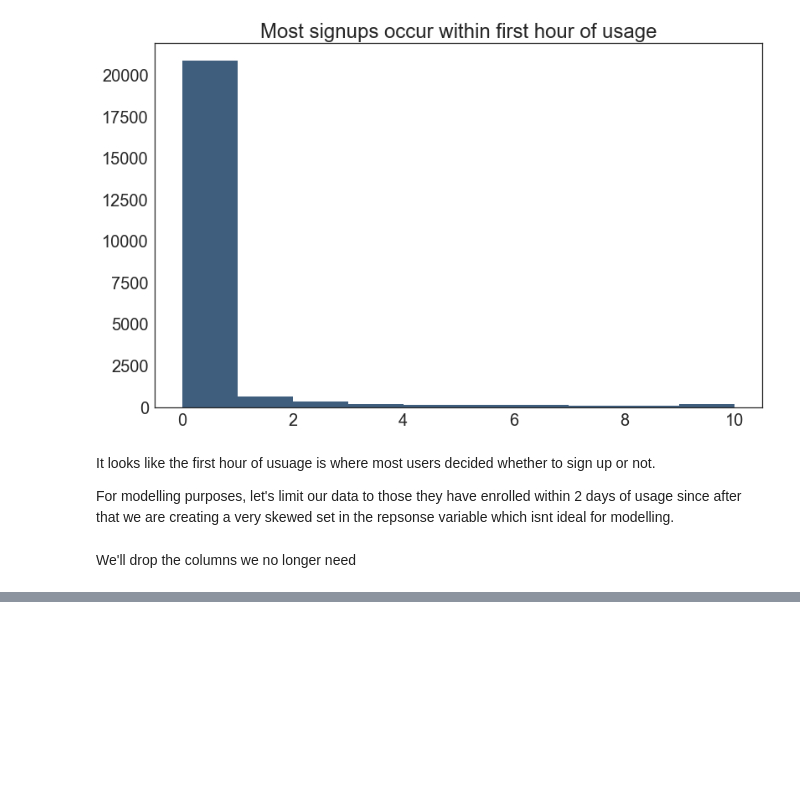
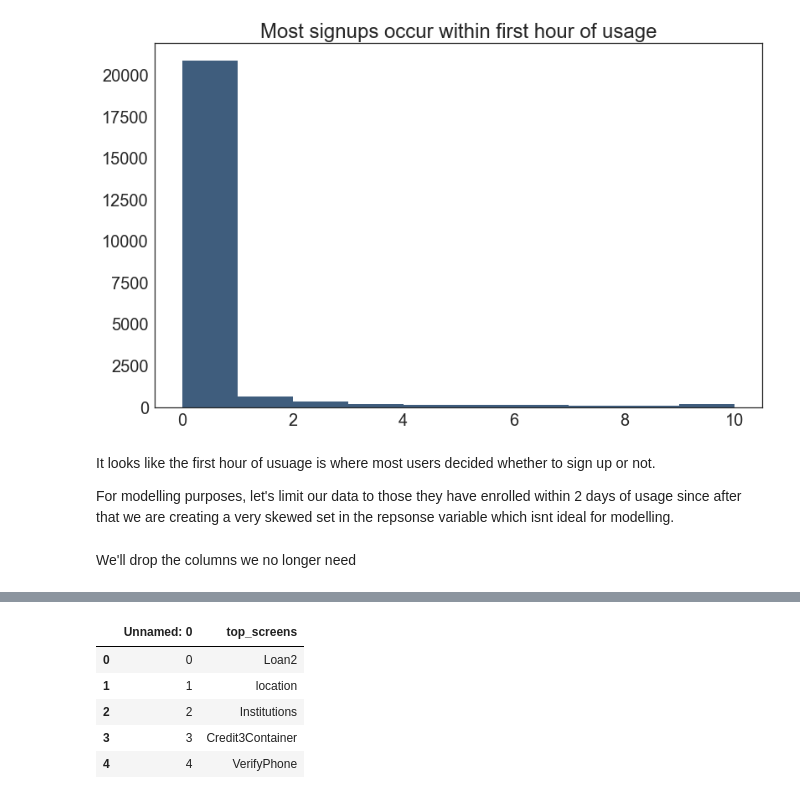
Before and after one commit to Manasab-y/app-behavior-analysis, a Jupyter notebook: EDA and Modelling.ipynb, the cells around one changed output, grey strips where cells are left out. Saved outputs shown, nothing was run; the diff lists cells and outputs as text; code cells hidden in the pictures; blank space fills up the shorter version.

```diff
--- a/EDA and Modelling.ipynb
+++ b/EDA and Modelling.ipynb
@@ -275,0 +286,9 @@ df = df.drop(['difference', 'enrolled_date', 'first_open'], axis=1)
+# %%
+top_screens.head()
+# %% [output]
+|  | Unnamed: 0 | top_screens |
+| 0 | 0 | Loan2 |
+| 1 | 1 | location |
+| 2 | 2 | Institutions |
+| 3 | 3 | Credit3Container |
+| 4 | 4 | VerifyPhone |
```
Also changed, not shown: parts of 20 cells of this notebook, 2 other files.
